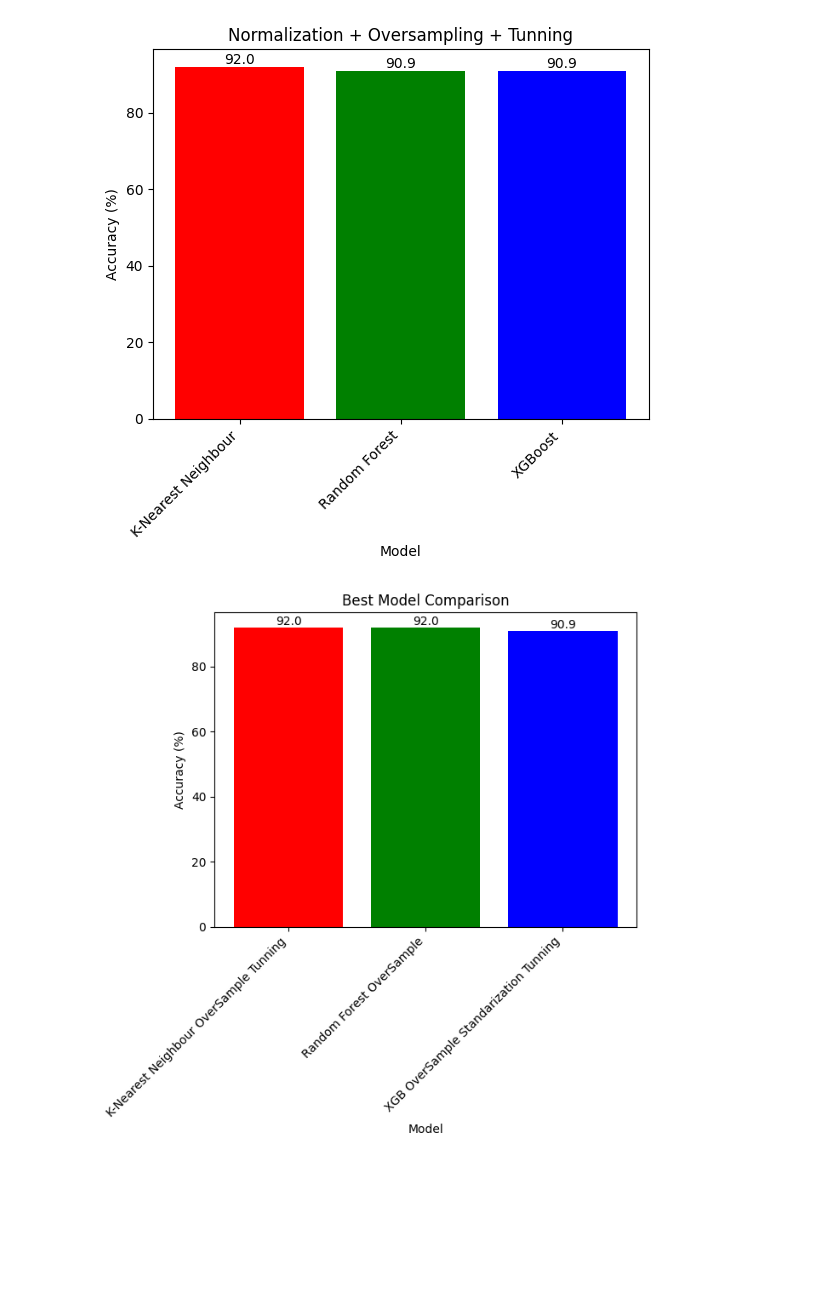
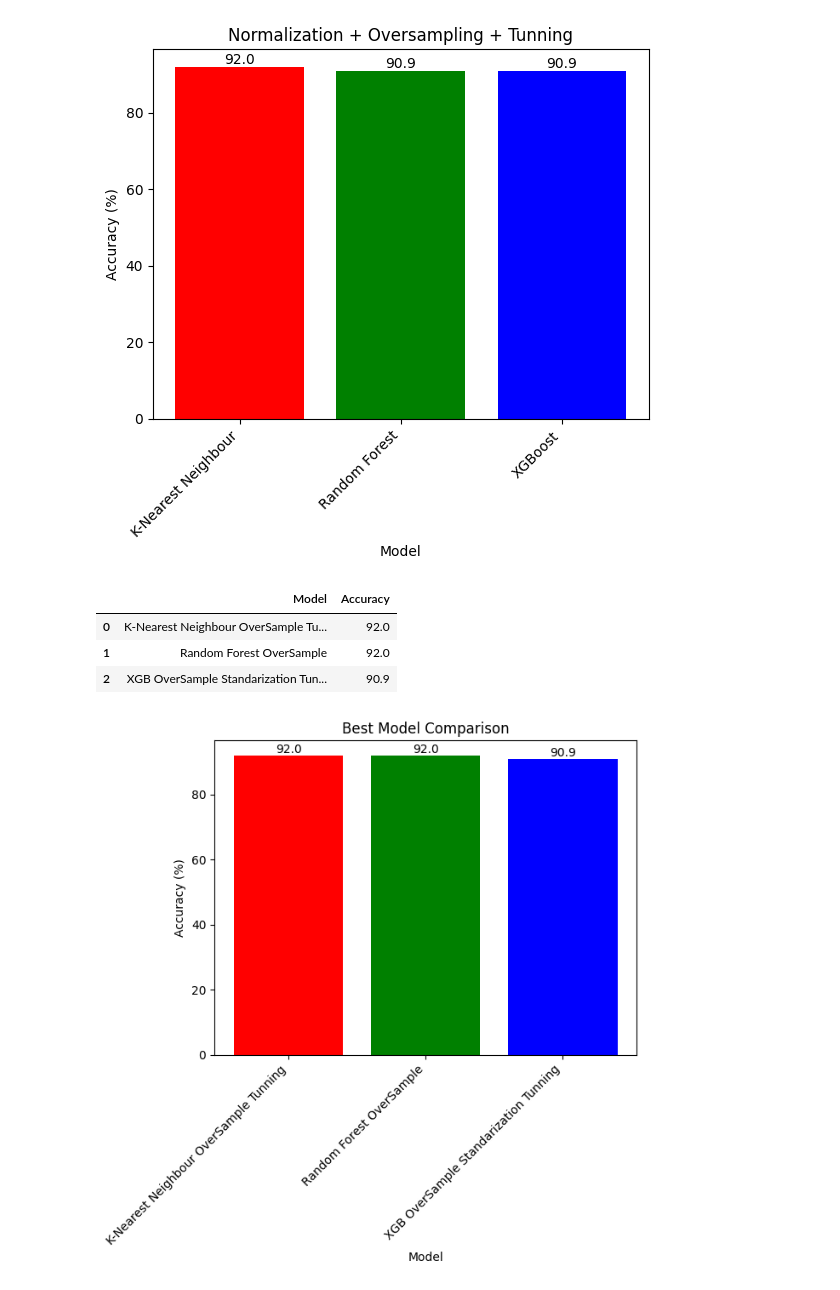
Before and after one commit to gustiananggaf/Bimbingan-Karir-Data-Science, a Jupyter notebook: Hungarian.ipynb, the cells around one changed output. Saved outputs shown, nothing was run; the diff lists cells and outputs as text; code cells hidden in the pictures; blank space fills up the shorter version.

```diff
--- a/Hungarian.ipynb
+++ b/Hungarian.ipynb
@@ -1320,12 +1328,16 @@ plt.show()
 [figure]
 # %%
 # Data frame
-model_compBest = pd.DataFrame({
-    'Model': ['K-Nearest Neighbour OverSample Tunning', 'Random Forest OverSample',
-              'XGB OverSample Standarization Tunning'],
-    'Accuracy': [accuracy_knn_smote_normal_Tun*100, accuracy_rf_smote_normal*100,
-                 accuracy_xgb_smote_normal_Tun*100]
+model_compBest = pd.DataFrame({'Model': ['K-Nearest Neighbour OverSample Tunning', 'Random Forest OverSample', 'XGB OverSample Standarization Tunning'],
+                               'Accuracy': [accuracy_knn_smote_normal_Tun*100, accuracy_rf_smote*100, accuracy_xgb_smote_normal_Tun*100]
 })
+
+model_compBest.head()
+# %% [output]
+|  | Model | Accuracy |
+| 0 | K-Nearest Neighbour OverSample Tu... | 92.0 |
+| 1 | Random Forest OverSample | 92.0 |
+| 2 | XGB OverSample Standarization Tun... | 90.9 |
 # %%
 # Membuat bar plot dengan keterangan jumlah
 fig, ax = plt.subplots()
```
Also changed, not shown: parts of 10 cells of this notebook.
